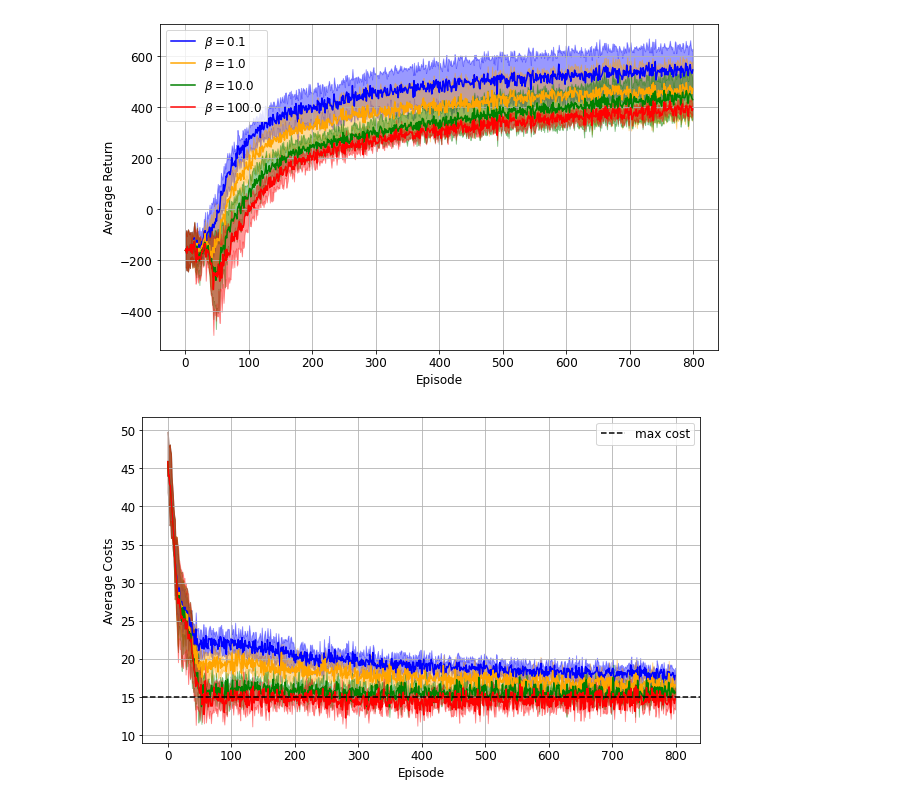
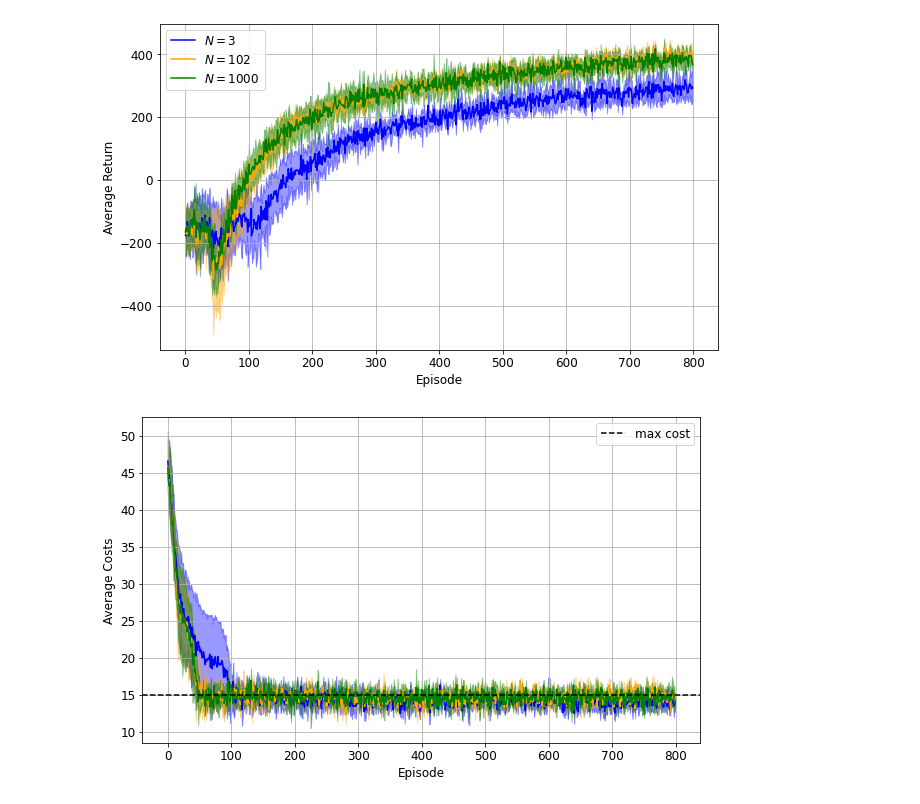
Before and after one commit to jaimesabalimperial/jaisalab, a Jupyter notebook: experiments.ipynb, the cells around one changed output. Cells and saved outputs as stored; diff of their text form; code cells hidden in the pictures.

Commit message:
final commit to experiments and main

```diff
--- a/experiments.ipynb
+++ b/experiments.ipynb
@@ -13,18 +17,0 @@ from os import listdir
-# %%
-dirs = ['data1/', 'data2/', 'data3/', 'data4/', 'data5/', 'data6/', 'data7/', 'data9/']
-dcpo_dirs = ['data1/']
-beta_dirs = ['data1/', 'data2/', 'data3/', 'data4/', 'data5/']
-
-fdirs = ['trpo_backlog', 'saute_trpo_backlog', 'cpo_backlog', 'dcpo_beta100.0_backlog']
-dcpo_fdirs = [ 'dcpo_beta0.1_backlog', 'dcpo_beta1.0_backlog','dcpo_beta10.0_backlog', 'dcpo_beta100.0_backlog']
-#'dcpo_beta1.0_backlog_1'
-#RLPotter automatically calculates the mean and std of the recorded data
-#across all the replications of the specified experiments found in the list
-#of data dirs
-labels = [r'$\beta = 0.1$', r'$\beta = 1.0$', r'$\beta = 10.0$', r'$\beta = 100.0$']
-plotter1 = RLPlotter(fdir=fdirs, data_dir=beta_dirs)
-plotter1.plot_returns(figsize=(10,6), fontsize=12, custom_labels=labels)
-plotter1.plot_costs(cost_lim=15, use_legend=False, figsize=(10,6), fontsize=12)
-# %% [output]
-[figure, removed]
-[figure, removed]
@@ -38,0 +18,14 @@ plotter.plot_costs(use_legend=True)
+# %%
+# N
+N_fdirs = ['dcpo_N=3_backlog', 'dcpo_beta100.0_backlog', 'dcpo_N=1000_backlog']
+N_labels = [r'$N = 3$', r'$N = 102$', r'$N = 1000$']
+N_dirs = [f'experiments/data{i}/' for i in range(1,6)]
+
+N_exp = {'fdir': N_fdirs, 'data_dir': N_dirs}
+
+plotter = RLPlotter(**N_exp)
+plotter.plot_returns(figsize=(10,6), fontsize=12, custom_labels=N_labels)
+plotter.plot_costs(cost_lim=15, use_legend=False, figsize=(10,6), fontsize=12)
+# %% [output]
+[figure, added]
+[figure, added]
```
Also changed, not shown: parts of 12 cells of this notebook, 1 other file.
